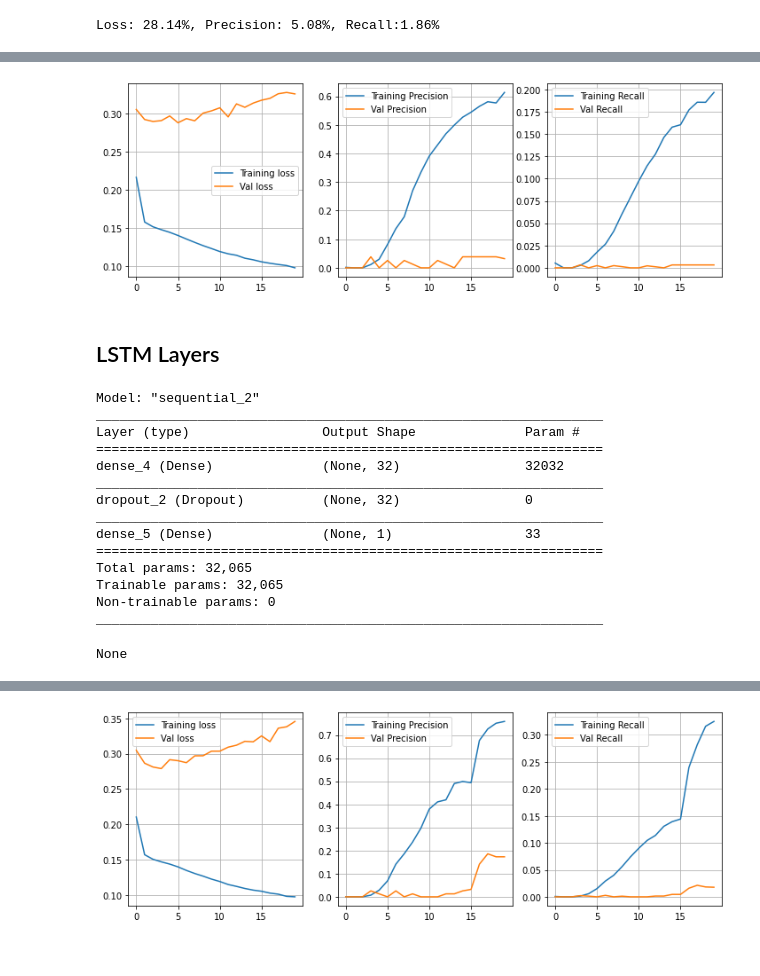
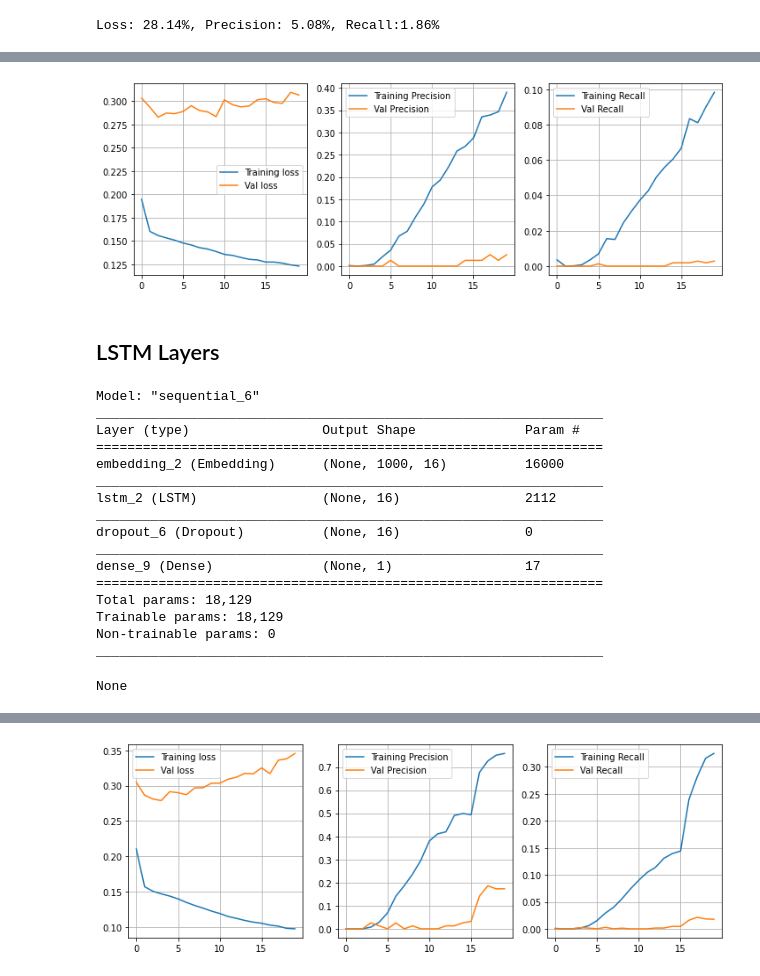
Before and after one commit to kungchinglin/erdos_bootcamp_2021, a Jupyter notebook: 03_predictive_models/modeling_GSK_7_Neural_Net.ipynb, the cells around one changed output, grey strips where cells are left out. Cells and saved outputs as stored; diff of their text form; code cells hidden in the pictures.

Commit message:
pushed latest models

```diff
--- a/03_predictive_models/modeling_GSK_7_Neural_Net.ipynb
+++ b/03_predictive_models/modeling_GSK_7_Neural_Net.ipynb
@@ -185,7 +255,7 @@ check_distribution(df_test)
 # %% [markdown]
 ## Convert text to vector
 # %%
-xcol = 'bta_sub'
+xcol = 'join2'
 ycol = 'popular'
 # %%
 MAX_WORDS   = 1000
@@ -200,6 +270,8 @@ y_test  = df_test[ycol]
 y_train.shape[0]
 # %% [output]
 99226
+# %%
+nr = lambda x: np.round(100*x, 2)
 # %%
 def get_train_val(X_train, y_train, fraction=0.9):
     indx = int(fraction*y_train.shape[0])
@@ -236,7 +308,7 @@ def f1_m(y_true, y_pred):
 # %%
 def make_model(X):
     model = Sequential()
-    model.add(Dense(32, input_shape=(X.shape[1],), activation='relu'))
+    model.add(Dense(16, input_shape=(X.shape[1],), activation='relu'))
     model.add(Dropout(0.2))
     model.add(Dense(1, activation='sigmoid'))
     model.compile(loss='binary_crossentropy',
@@ -291,13 +455,13 @@ print (f"Loss: {nr(loss)}%, Precision: {nr(pr)}%, Recall:{nr(re)}%")
 # %% [output]
 Loss: 28.14%, Precision: 5.08%, Recall:1.86%
 # %%
-model1 = make_model(X_train_)
-display ( model1.summary() )
-history1 = model1.fit(X_train_, y_train_,
+model2 = make_model(X_train_)
+display ( model2.summary() )
+history2 = model2.fit(X_train_, y_train_,
                       validation_data=(X_val, y_val),
                       batch_size=128,
                       epochs=20,
-                      verbose=1)
+                      verbose=0)
 # %% [output]
 Model: "sequential_1"
 _________________________________________________________________
@@ -334,20 +505,20 @@ Epoch 20/20
 # %%
 plt.figure(figsize=(12,4))
 plt.subplot(131)
-plt.plot(history1.history['loss'], label='Training loss')
-plt.plot(history1.history['val_loss'], label='Val loss')
+plt.plot(history2.history['loss'], label='Training loss')
+plt.plot(history2.history['val_loss'], label='Val loss')
 
 plt.legend(); plt.grid()
 plt.subplot(132)
-plt.plot(history1.history['precision_m'], label='Training Precision')
-plt.plot(history1.history['val_precision_m'], label='Val Precision')
+plt.plot(history2.history['precision_m'], label='Training Precision')
+plt.plot(history2.history['val_precision_m'], label='Val Precision')
 plt.legend(); plt.grid()
 plt.subplot(133)
-plt.plot(history1.history['recall_m'], label='Training Recall')
-plt.plot(history1.history['val_recall_m'], label='Val Recall')
+plt.plot(history2.history['recall_m'], label='Training Recall')
+plt.plot(history2.history['val_recall_m'], label='Val Recall')
 plt.legend(); plt.grid()
 # %% [output]
-[figure, old version]
+[figure, new version]
 # %%
 th = 0.5
 pred = (model1.predict(X_test) > th).ravel().astype('int')
@@ -378,21 +549,23 @@ def make_model2(X, embedding_length = 16):
                   metrics = [precision_m, recall_m])
     return model
 # %%
-model2 = make_model(X_train_)
-display( model2.summary() )
+model3 = make_model2(X_train_)
+display( model3.summary() )
 # %% [output]
-Model: "sequential_2"
+Model: "sequential_6"
 _________________________________________________________________
 Layer (type)                 Output Shape              Param #
 =================================================================
-dense_4 (Dense)              (None, 32)                32032
+embedding_2 (Embedding)      (None, 1000, 16)          16000
 _________________________________________________________________
-dropout_2 (Dropout)          (None, 32)                0
+lstm_2 (LSTM)                (None, 16)                2112
 _________________________________________________________________
-dense_5 (Dense)              (None, 1)                 33
+dropout_6 (Dropout)          (None, 16)                0
+_________________________________________________________________
+dense_9 (Dense)              (None, 1)                 17
 =================================================================
-Total params: 32,065
-Trainable params: 32,065
+Total params: 18,129
+Trainable params: 18,129
 Non-trainable params: 0
 _________________________________________________________________
 None
```
Also changed, not shown: parts of 36 cells of this notebook, 2 other files.
